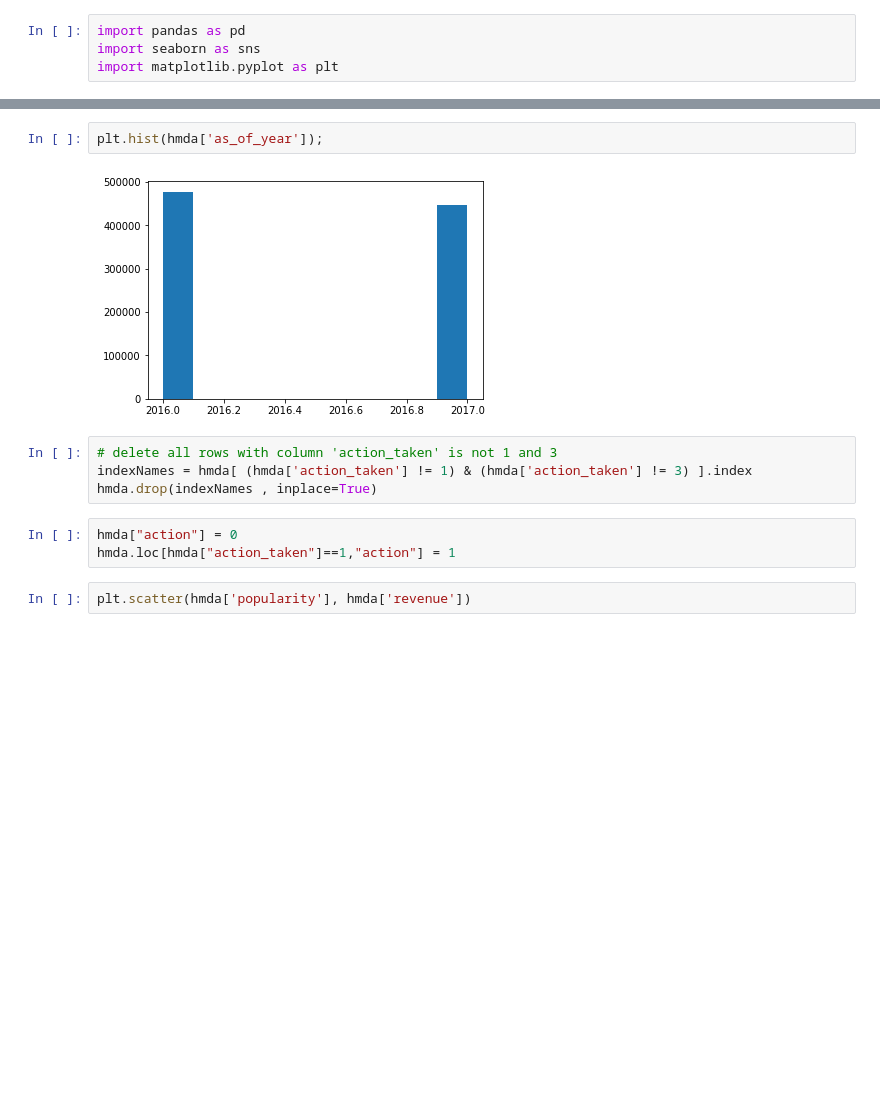
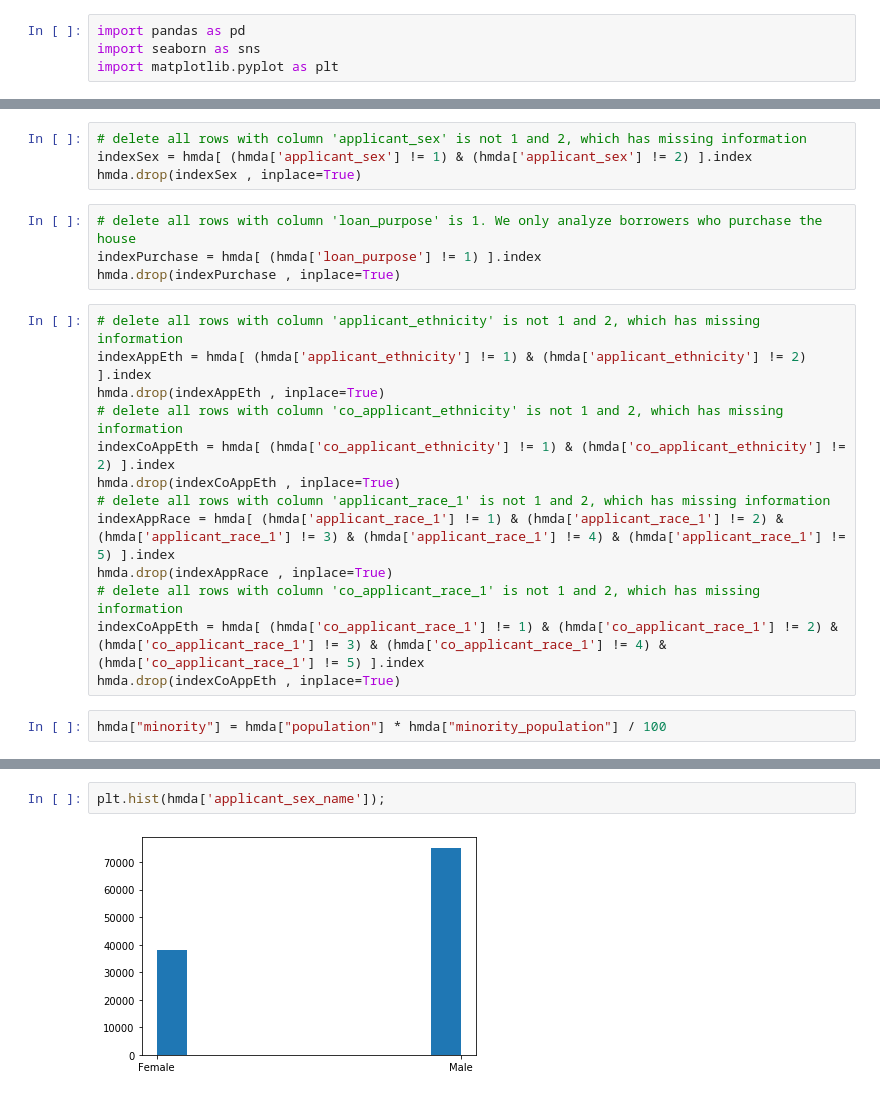
Before and after one commit to OracyC/Capstone-HMDA, a Jupyter notebook: EDA.ipynb, the cells around one changed output, grey strips where cells are left out. Saved outputs shown, nothing was run; the diff lists cells and outputs as text; blank space fills up the shorter version.

```diff
--- a/EDA.ipynb
+++ b/EDA.ipynb
@@ -61,0 +77,23 @@ Index(['as_of_year', 'respondent_id', 'agency_name', 'agency_abbr',
+# %%
+# delete all rows with column 'applicant_sex' is not 1 and 2, which has missing information
+indexSex = hmda[ (hmda['applicant_sex'] != 1) & (hmda['applicant_sex'] != 2) ].index
+hmda.drop(indexSex , inplace=True)
+# %%
+# delete all rows with column 'loan_purpose' is 1. We only analyze borrowers who purchase the house
+indexPurchase = hmda[ (hmda['loan_purpose'] != 1) ].index
+hmda.drop(indexPurchase , inplace=True)
+# %%
+# delete all rows with column 'applicant_ethnicity' is not 1 and 2, which has missing information
+indexAppEth = hmda[ (hmda['applicant_ethnicity'] != 1) & (hmda['applicant_ethnicity'] != 2) ].index
+hmda.drop(indexAppEth , inplace=True)
+# delete all rows with column 'co_applicant_ethnicity' is not 1 and 2, which has missing information
+indexCoAppEth = hmda[ (hmda['co_applicant_ethnicity'] != 1) & (hmda['co_applicant_ethnicity'] != 2) ].index
+hmda.drop(indexCoAppEth , inplace=True)
+# delete all rows with column 'applicant_race_1' is not 1 and 2, which has missing information
+indexAppRace = hmda[ (hmda['applicant_race_1'] != 1) & (hmda['applicant_race_1'] != 2) & (hmda['applicant_race_1'] != 3) & (hmda['applicant_race_1'] != 4) & (hmda['applicant_race_1'] != 5) ].index
+hmda.drop(indexAppRace , inplace=True)
+# delete all rows with column 'co_applicant_race_1' is not 1 and 2, which has missing information
+indexCoAppEth = hmda[ (hmda['co_applicant_race_1'] != 1) & (hmda['co_applicant_race_1'] != 2) & (hmda['co_applicant_race_1'] != 3) & (hmda['co_applicant_race_1'] != 4) & (hmda['co_applicant_race_1'] != 5) ].index
+hmda.drop(indexCoAppEth , inplace=True)
+# %%
+hmda["minority"] = hmda["population"] * hmda["minority_population"] / 100
@@ -62,13 +166,4 @@ Index(['as_of_year', 'respondent_id', 'agency_name', 'agency_abbr',
 # %%
-plt.hist(hmda['as_of_year']);
+plt.hist(hmda['applicant_sex_name']);
 # %% [output]
-[figure, old version]
+[figure, new version]
-# %%
-# delete all rows with column 'action_taken' is not 1 and 3
-indexNames = hmda[ (hmda['action_taken'] != 1) & (hmda['action_taken'] != 3) ].index
-hmda.drop(indexNames , inplace=True)
-# %%
-hmda["action"] = 0
-hmda.loc[hmda["action_taken"]==1,"action"] = 1
-# %%
-plt.scatter(hmda['popularity'], hmda['revenue'])
```
Also changed, not shown: parts of 24 cells of this notebook.
